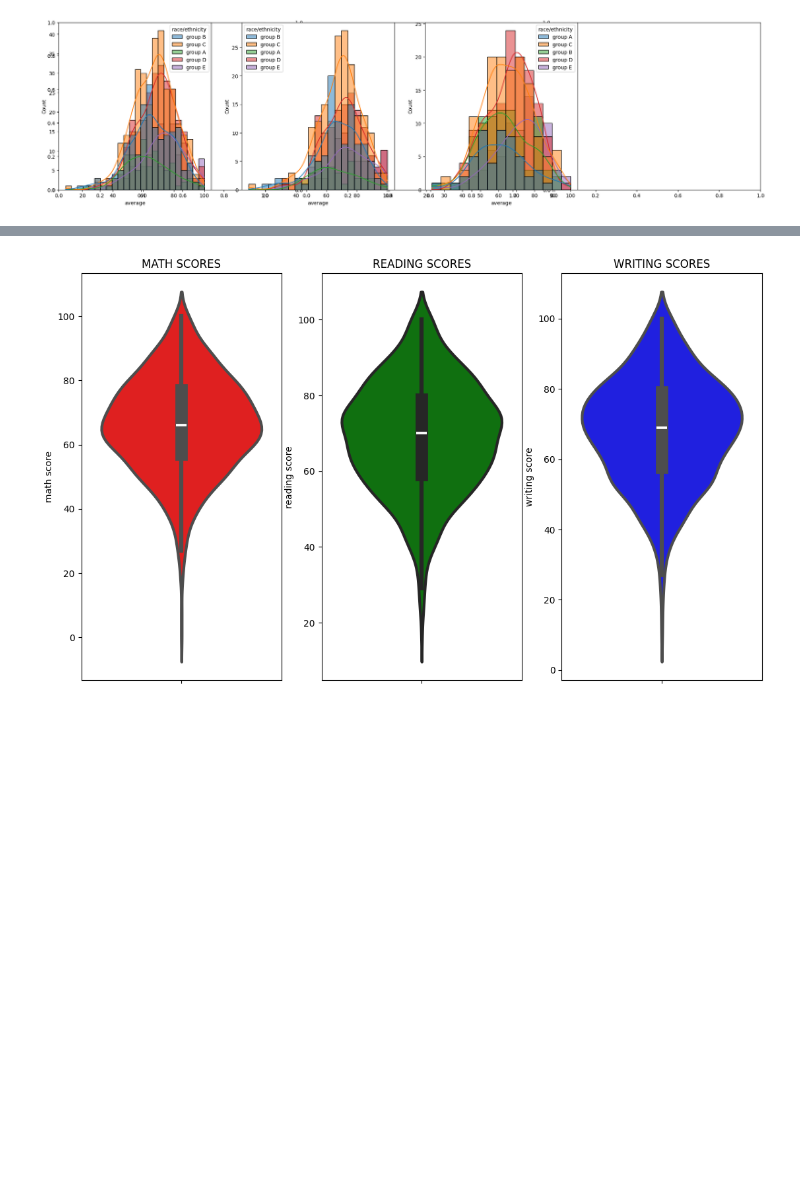
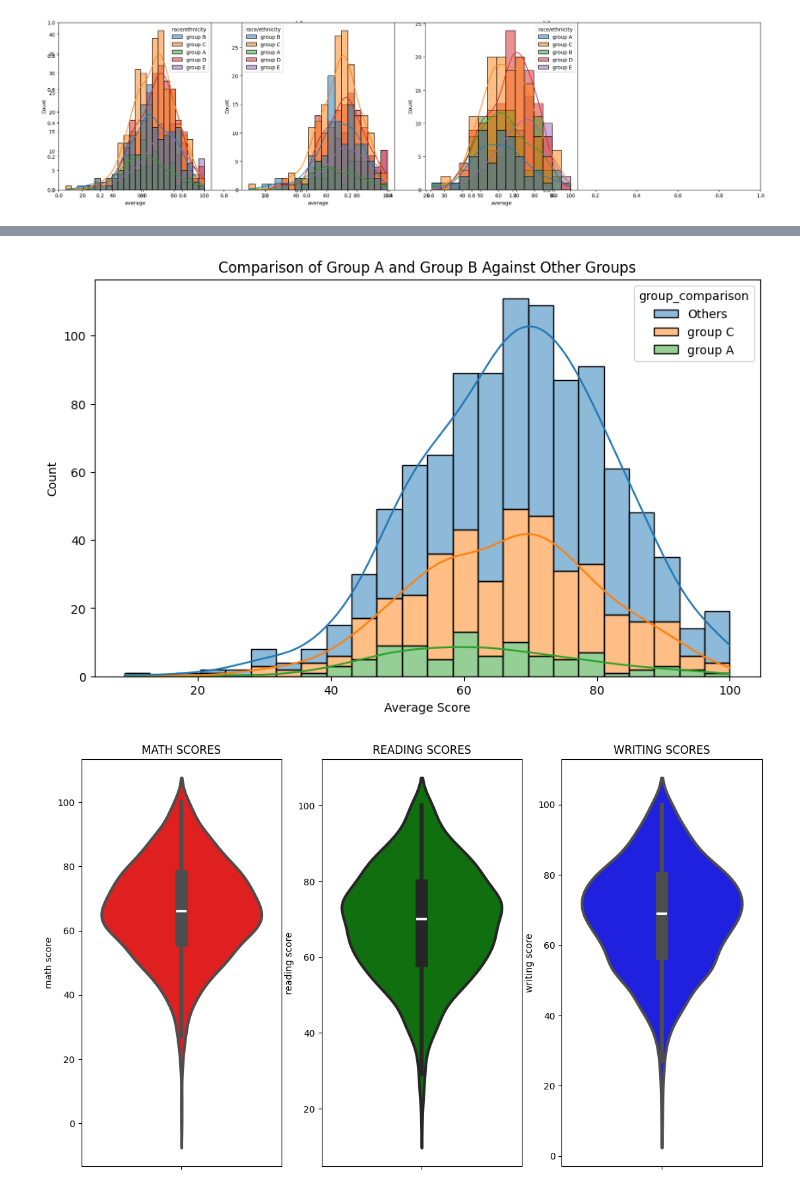
Before and after one commit to VihangaJaya/End-to-End-Grade-Predicitom, a Jupyter notebook: Notebook/EDA.ipynb, the cells around one changed output, grey strips where cells are left out. Drawn from its saved outputs; the diff is of its cells as text; code cells hidden in the pictures; blank space fills up the shorter version.

```diff
--- a/Notebook/EDA.ipynb
+++ b/Notebook/EDA.ipynb
@@ -239,3 +234,22 @@ import
+# %%
+import pandas as pd
+import matplotlib.pyplot as plt
+import seaborn as sns
+
+# Assuming your DataFrame is named 'df' and the relevant column is 'race/ethnicity'
+# Create a new column to differentiate between 'Group A', 'Group B', and 'Others'
+df['group_comparison'] = df['race/ethnicity'].apply(lambda x: x if x in ['group A', 'group C'] else 'Others')
+
+# Plotting
+plt.figure(figsize=(10, 6))
+ax = sns.histplot(data=df, x='average', hue='group_comparison', kde=True, multiple='stack')
+plt.title('Comparison of Group A and Group B Against Other Groups')
+plt.xlabel('Average Score')
+plt.ylabel('Count')
+#plt.legend(title='Group Category')
+plt.show()
+# %% [output]
+[figure, added]
 # %%
 plt.figure(figsize=(18,8))
 plt.subplot(1, 4, 1)
```
Also changed, not shown: parts of 10 cells of this notebook, 12 other files.
